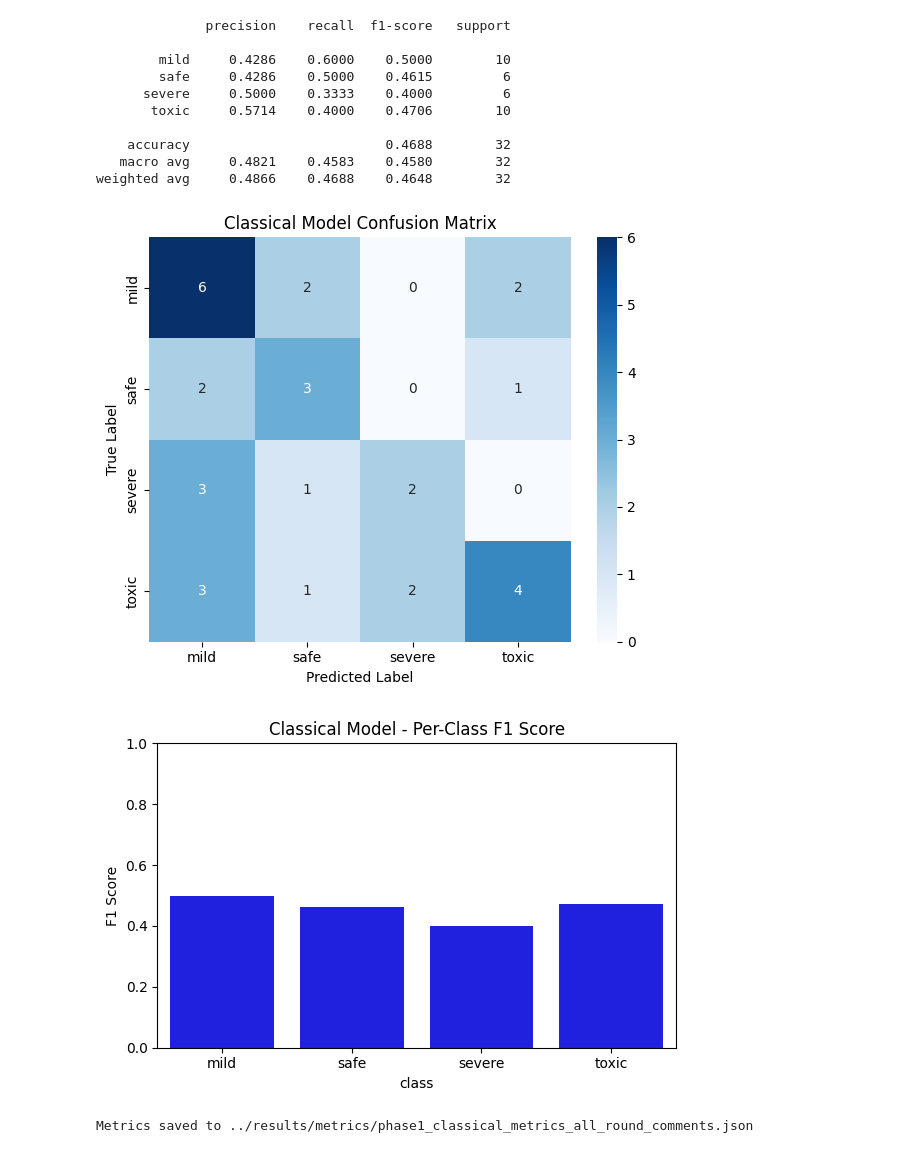
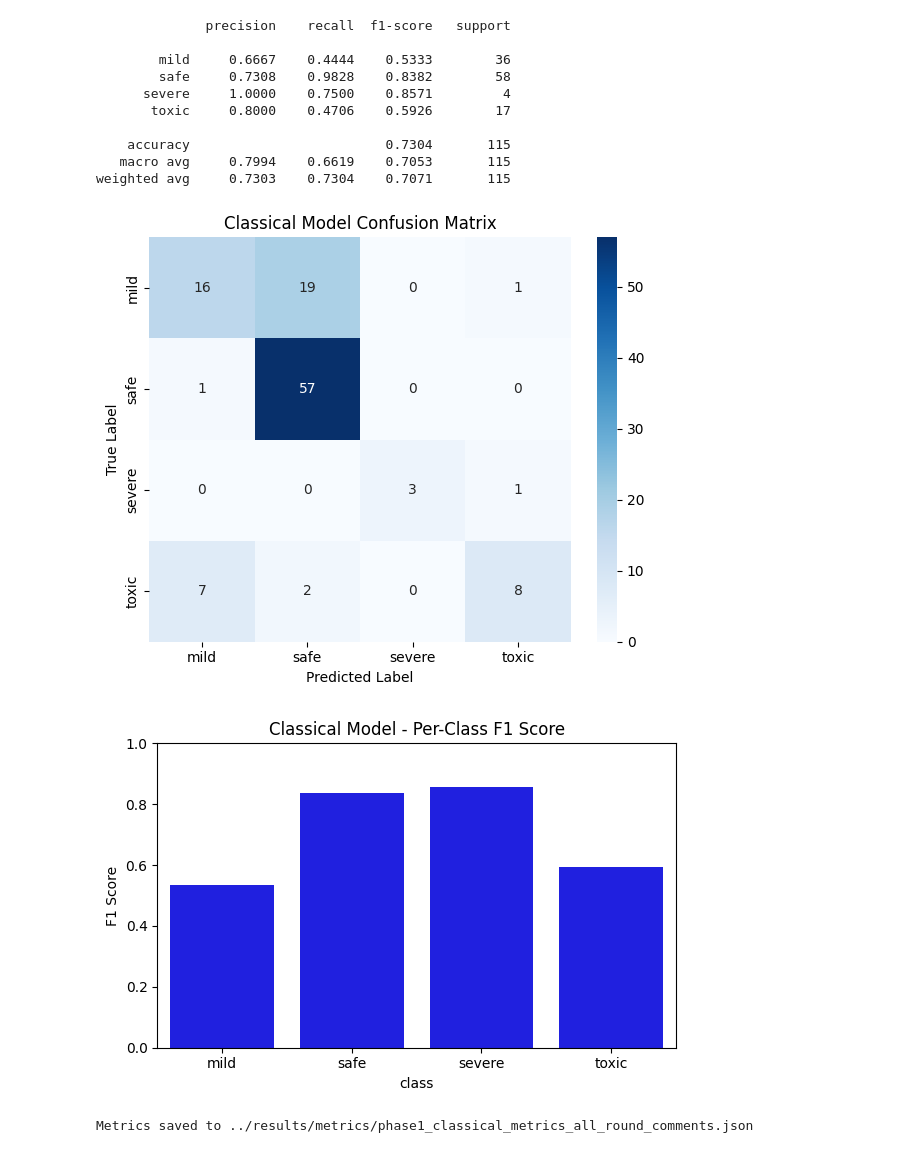
Before and after one commit to ismiljanic/SyntaxBase-moderation-microservice, a Jupyter notebook: notebooks/01_baseline_experiments.ipynb, the cells around one changed output. Saved outputs shown, nothing was run; the diff lists cells and outputs as text; code cells hidden in the pictures.

```diff
--- a/notebooks/01_baseline_experiments.ipynb
+++ b/notebooks/01_baseline_experiments.ipynb
@@ -12,7 +12,7 @@ import json
 # =============================
 # Load Data
 # =============================
-df = pd.read_csv("../data/test/all_round_comments_with_labels.csv")
+df = pd.read_csv("../data/test/forum_test_dataset.csv")
 X = df['cleaned_comment']
 y = df['expected_label']
 
@@ -74,40 +74,40 @@ df_f1 = pd.DataFrame({"class": le.classes_, "f1_score": f1_scores})
 plt.figure(figsize=(6,4))
 sns.barplot(data=df_f1, x="class", y="f1_score", color="blue")
 plt.title("Classical Model - Per-Class F1 Score")
 plt.ylabel("F1 Score")
 plt.ylim(0,1)
 plt.tight_layout()
 plt.show()
 
 # =============================
 # Save Metrics
 # =============================
 results_dir = "../results/metrics"
 os.makedirs(results_dir, exist_ok=True)
 
 results = {
     "model": "Classical_XGBoost",
     "accuracy": (y_pred == y).mean(),
     "macro_f1": float(np.mean(f1_scores)),
     "per_class_f1": {label: float(report[label]['f1-score']) for label in le.classes_}
 }
 
 metrics_path = os.path.join(results_dir, "phase1_classical_metrics_all_round_comments.json")
 with open(metrics_path, "w") as f:
     json.dump(results, f, indent=4)
 
 print(f"\nMetrics saved to {metrics_path}")
 # %% [output]
               precision    recall  f1-score   support
 
-        mild     0.4286    0.6000    0.5000        10
-        safe     0.4286    0.5000    0.4615         6
-      severe     0.5000    0.3333    0.4000         6
-       toxic     0.5714    0.4000    0.4706        10
+        mild     0.6667    0.4444    0.5333        36
+        safe     0.7308    0.9828    0.8382        58
+      severe     1.0000    0.7500    0.8571         4
+       toxic     0.8000    0.4706    0.5926        17
 
-    accuracy                         0.4688        32
-   macro avg     0.4821    0.4583    0.4580        32
-weighted avg     0.4866    0.4688    0.4648        32
+    accuracy                         0.7304       115
+   macro avg     0.7994    0.6619    0.7053       115
+weighted avg     0.7303    0.7304    0.7071       115
-[figure, old version]
+[figure, new version]
-[figure, old version]
+[figure, new version]
 Metrics saved to ../results/metrics/phase1_classical_metrics_all_round_comments.json
```
